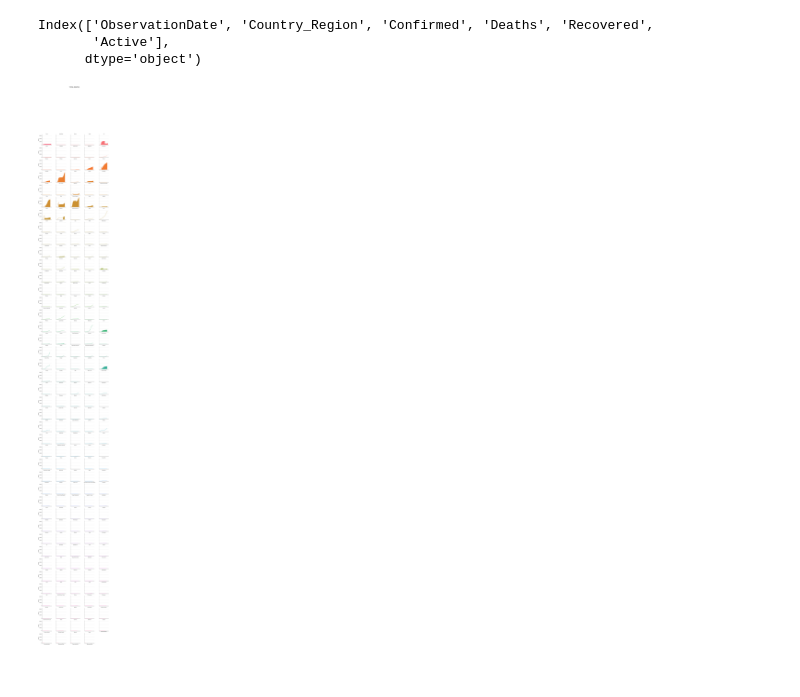
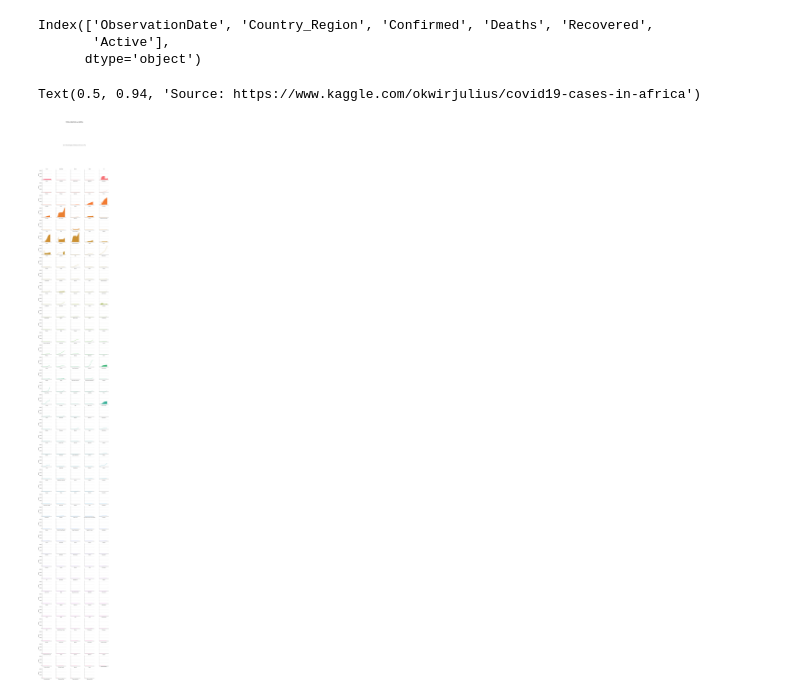
Before and after one commit to AKSHTMISHRA/DATA-VISUALISATIONS, a Jupyter notebook: Worldcovid_analysis.ipynb, the cells around one changed output. Drawn from its saved outputs; the diff is of its cells as text; code cells hidden in the pictures.

```diff
--- a/Worldcovid_analysis.ipynb
+++ b/Worldcovid_analysis.ipynb
@@ -122,35 +122,43 @@ def set_subplot_style(*args, **kwargs):
     # draw grid from  y axis only
     ax.grid(axis='y', which='major', alpha=0.5)
 # %%
-#total DEATHS by country
+#total DEATHS by DATE
 
 
 grid = sns.FacetGrid(
     data,
     col='Country_Region',
     hue='Country_Region',
     col_wrap=5,
     height=3,
 )
 
 # set our style for each subplot
 grid.map(set_subplot_style)
 
 # plot data in each subplot
 grid.map(plt.plot, 'ObservationDate', 'Deaths')
 
 # set subplot title to be country name
 grid.set_titles('{col_name}')
 
 # rename all x and y axis labels
 grid.set_xlabels('ObservationDate')
 grid.set_ylabels(' Deaths')
 
 # put on a big Figure title, then  make room for it (need top 10%)
 grid.fig.suptitle(
-    'TOTAL DEATHS\n',
+    'TOTAL DEATHS by DATES\n',
     size=20,
 )
 grid.fig.subplots_adjust(top=0.9, bottom=0.05)
+
+plt.figtext(
+    0.5,
+    0.94,
+    'Source: https://www.kaggle.com/okwirjulius/covid19-cases-in-africa',
+    horizontalalignment='center',
+)
 # %% [output]
+Text(0.5, 0.94, 'Source: https://www.kaggle.com/okwirjulius/covid19-cases-in-africa')
-[figure, old version]
+[figure, new version]
```
Also changed, not shown: parts of 1 cell of this notebook.
